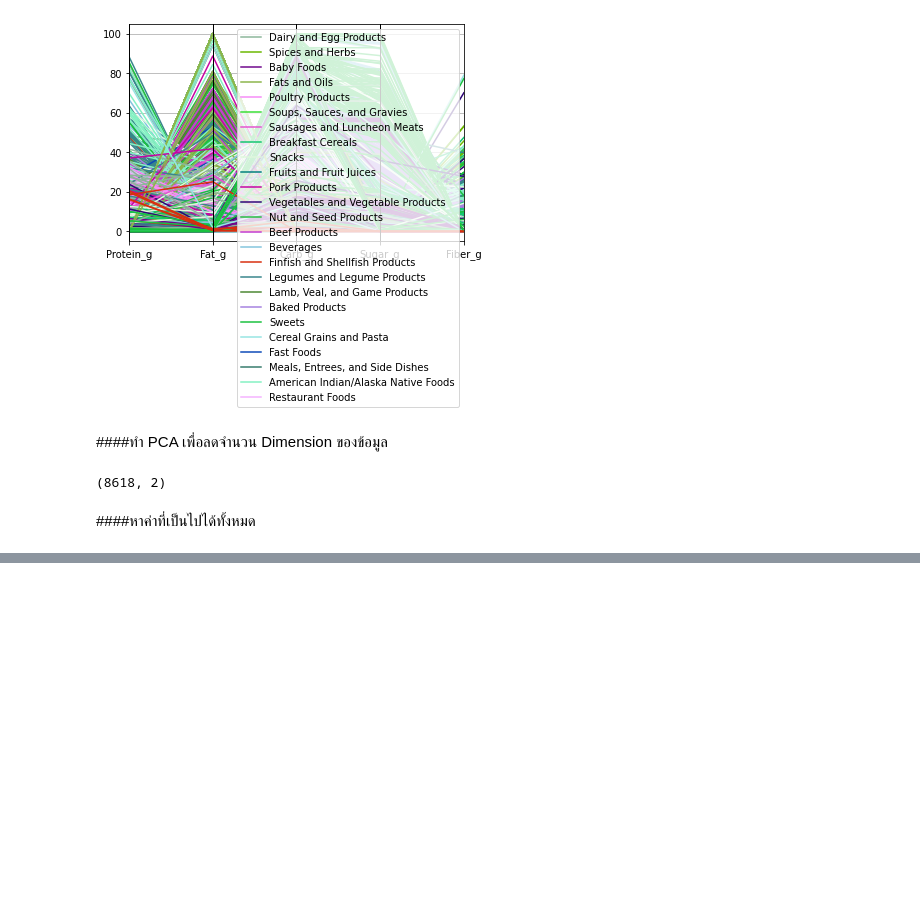
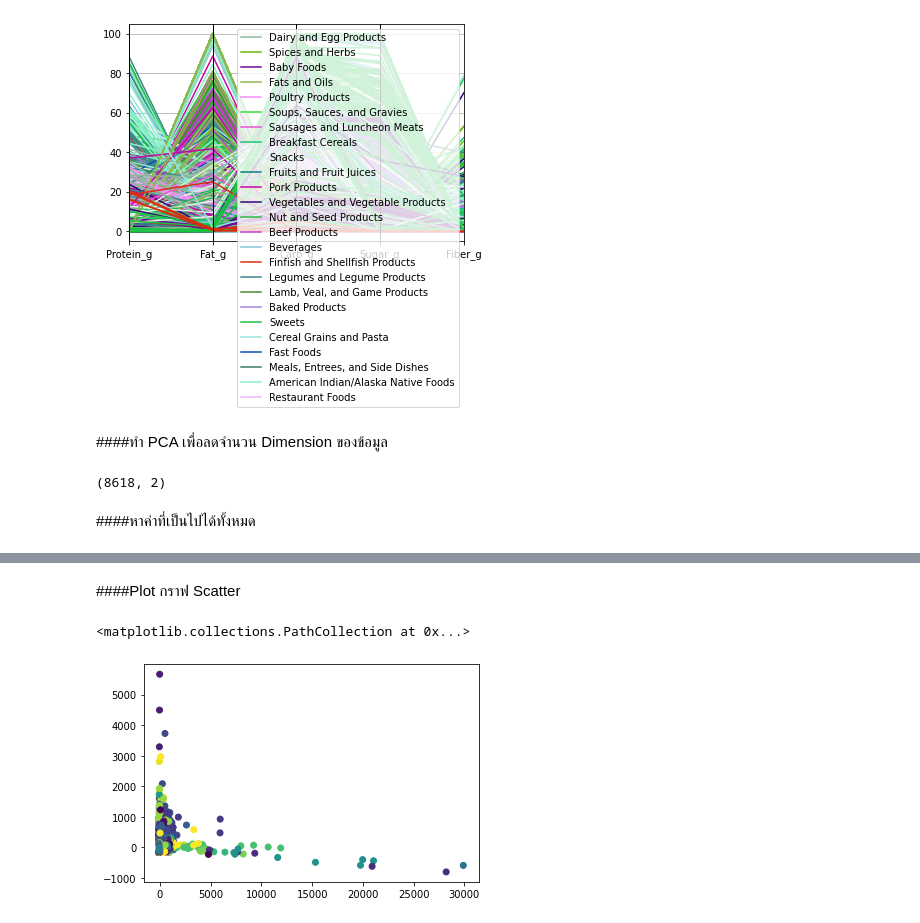
Before and after one commit to sskboonmee/multivariate, a Jupyter notebook: Exam01.ipynb, the cells around one changed output, grey strips where cells are left out. Drawn from its saved outputs; the diff is of its cells as text; code cells hidden in the pictures; blank space fills up the shorter version.

```diff
--- a/Exam01.ipynb
+++ b/Exam01.ipynb
@@ -534,3 +536,6 @@ new_pca.shape
 (8618, 2)
 # %% [markdown]
 ####หาค่าที่เป็นไปได้ทั้งหมด
+# %%
+FG = set(data['FoodGroup'])
+FG
@@ -536,0 +562,9 @@ new_pca.shape
+# %%
+FG_l = list(FG)     #ลำดับจะไม่เปลี่ยนแปลง
+FG_l.sort()  ##เรียงค่าสมาชิกจากน้อยไปมาก
+color_list2 = {}
+num = 0
+for each_fg in FG_l :
+    if each_fg not in color_list2:
+        color_list2[each_fg] = num
+        num += 1
@@ -536,0 +593,2 @@ new_pca.shape
+# %%
+data_dropped2 = data_dropped.replace(color_list2)
@@ -536,0 +611,7 @@ new_pca.shape
+# %% [markdown]
+####Plot กราฟ Scatter
+# %%
+plt.scatter(new_pca[:,0],new_pca[:,1], c=data_dropped2['FoodGroup'] )  #ข้อมูลทับกัน
+# %% [output]
+<matplotlib.collections.PathCollection at 0x...>
+[figure, added]
```
Also changed, not shown: parts of 18 cells of this notebook.
